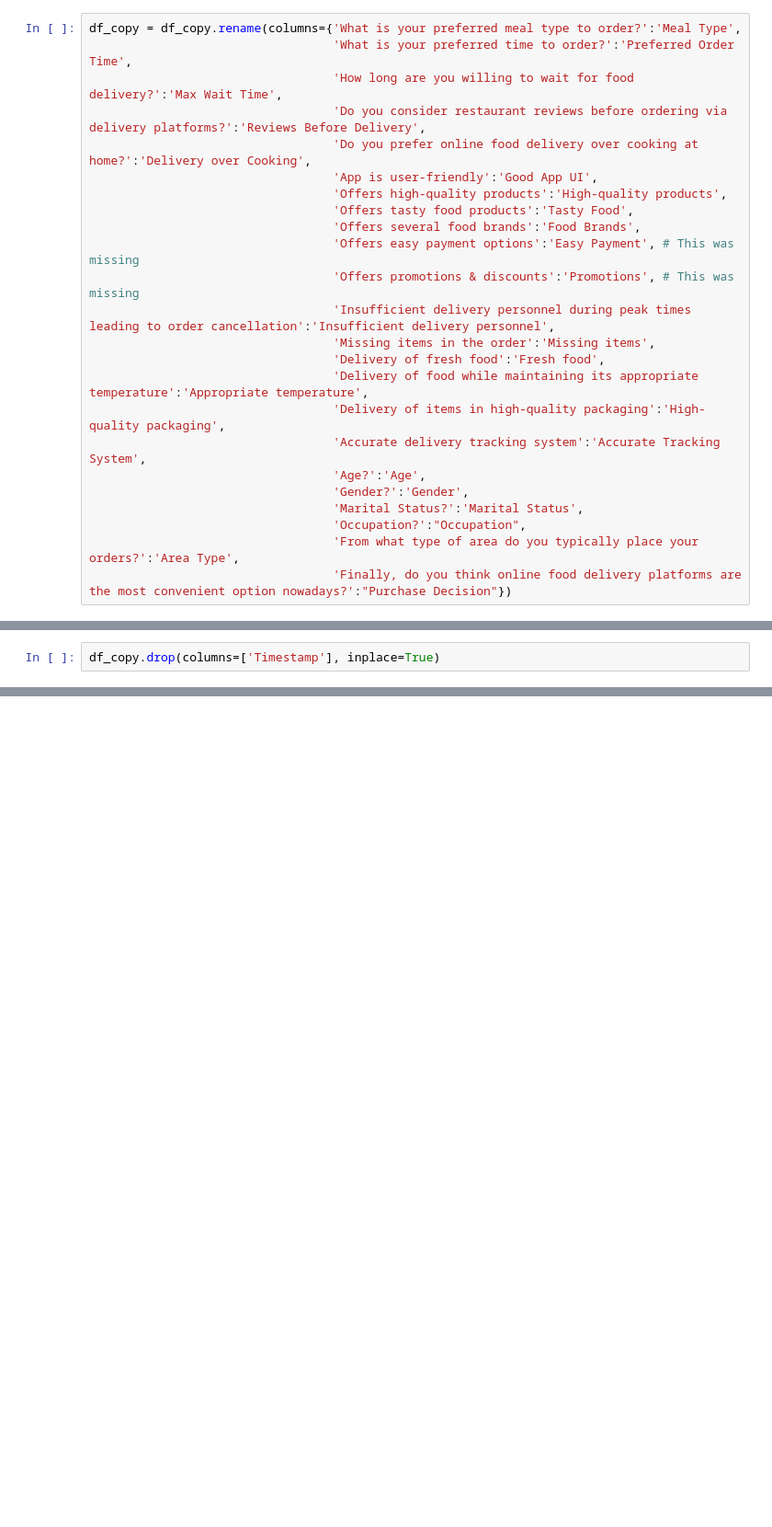
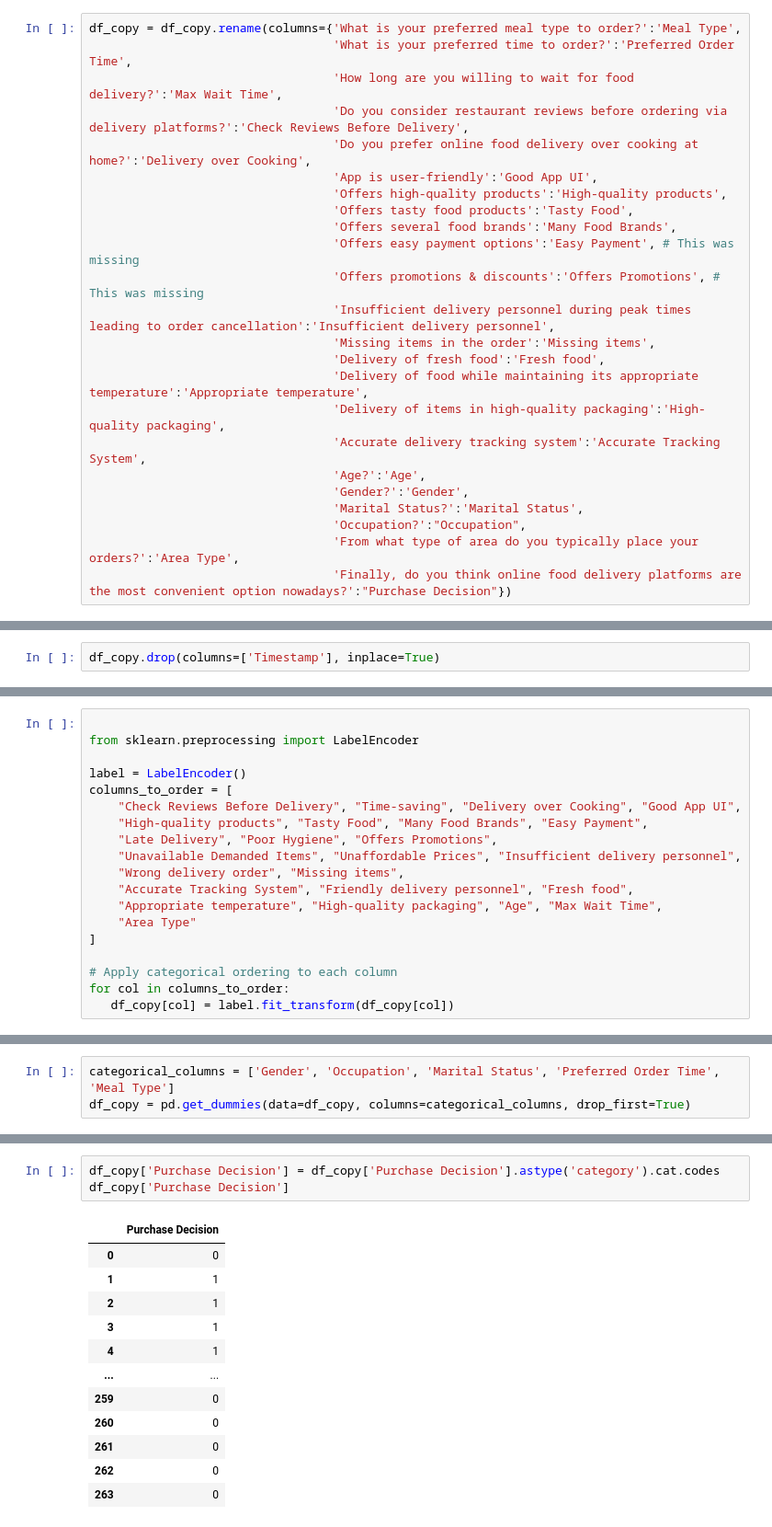
Before and after one commit to mayamoneib/deliveryfood, a Jupyter notebook: surveydata.ipynb, the cells around one changed output, grey strips where cells are left out. Shown: that part at 92% size. Cells and saved outputs as stored; diff of their text form; blank space fills up the shorter version.

```diff
--- a/surveydata.ipynb
+++ b/surveydata.ipynb
@@ -52,14 +52,14 @@ df_copy.columns = [col.rstrip() for col in df_copy.columns]
 df_copy = df_copy.rename(columns={'What is your preferred meal type to order?':'Meal Type',
                                   'What is your preferred time to order?':'Preferred Order Time',
                                   'How long are you willing to wait for food delivery?':'Max Wait Time',
-                                  'Do you consider restaurant reviews before ordering via delivery platforms?':'Reviews Before Delivery',
+                                  'Do you consider restaurant reviews before ordering via delivery platforms?':'Check Reviews Before Delivery',
                                   'Do you prefer online food delivery over cooking at home?':'Delivery over Cooking',
                                   'App is user-friendly':'Good App UI',
                                   'Offers high-quality products':'High-quality products',
                                   'Offers tasty food products':'Tasty Food',
-                                  'Offers several food brands':'Food Brands',
+                                  'Offers several food brands':'Many Food Brands',
                                   'Offers easy payment options':'Easy Payment', # This was missing
-                                  'Offers promotions & discounts':'Promotions', # This was missing
+                                  'Offers promotions & discounts':'Offers Promotions', # This was missing
                                   'Insufficient delivery personnel during peak times leading to order cancellation':'Insufficient delivery personnel',
                                   'Missing items in the order':'Missing items',
                                   'Delivery of fresh food':'Fresh food',
@@ -116,0 +117,19 @@ memory usage: 55.4+ KB
+# %%
+
+from sklearn.preprocessing import LabelEncoder
+
+label = LabelEncoder()
+columns_to_order = [
+    "Check Reviews Before Delivery", "Time-saving", "Delivery over Cooking", "Good App UI",
+    "High-quality products", "Tasty Food", "Many Food Brands", "Easy Payment",
+    "Late Delivery", "Poor Hygiene", "Offers Promotions",
+    "Unavailable Demanded Items", "Unaffordable Prices", "Insufficient delivery personnel",
+    "Wrong delivery order", "Missing items",
+    "Accurate Tracking System", "Friendly delivery personnel", "Fresh food",
+    "Appropriate temperature", "High-quality packaging", "Age", "Max Wait Time",
+    "Area Type"
+]
+
+# Apply categorical ordering to each column
+for col in columns_to_order:
+   df_copy[col] = label.fit_transform(df_copy[col])
@@ -116,0 +156,3 @@ memory usage: 55.4+ KB
+# %%
+categorical_columns = ['Gender', 'Occupation', 'Marital Status', 'Preferred Order Time', 'Meal Type']
+df_copy = pd.get_dummies(data=df_copy, columns=categorical_columns, drop_first=True)
@@ -116,0 +179,16 @@ memory usage: 55.4+ KB
+# %%
+df_copy['Purchase Decision'] = df_copy['Purchase Decision'].astype('category').cat.codes
+df_copy['Purchase Decision']
+# %% [output]
+|  | Purchase Decision |
+| 0 | 0 |
+| 1 | 1 |
+| 2 | 1 |
+| 3 | 1 |
+| 4 | 1 |
+| ... | ... |
+| 259 | 0 |
+| 260 | 0 |
+| 261 | 0 |
+| 262 | 0 |
+| 263 | 0 |
```
Also changed, not shown: parts of 23 cells of this notebook.
